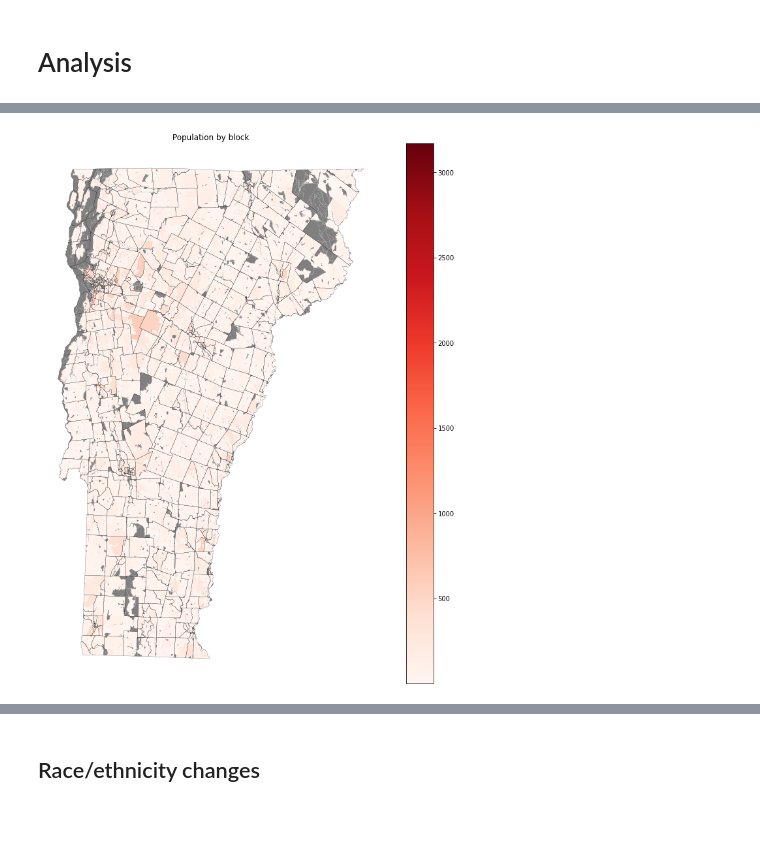
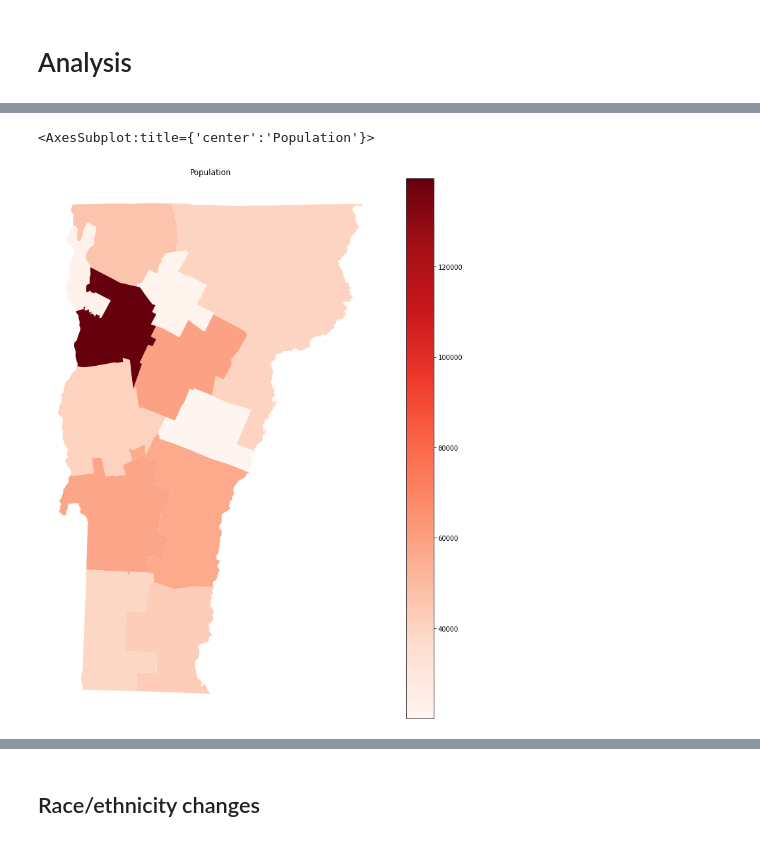
Before and after one commit to mraghavan/synthetic-census, a Jupyter notebook: code/Swapping analysis.ipynb, the cells around one changed output, grey strips where cells are left out. Saved outputs shown, nothing was run; the diff lists cells and outputs as text; code cells hidden in the pictures.

```diff
--- a/code/Swapping analysis.ipynb
+++ b/code/Swapping analysis.ipynb
@@ -140,3 +146,4 @@ def make_GISJOIN(df):
 # %%
-df = make_GISJOIN(df)
+cols_to_str(orig_df)
+orig_df = make_GISJOIN(orig_df)
 # %%
@@ -152,4 +167,32 @@ df.head()
 # %%
+def get_geo_at_area(area):
+    cols = {'BLOCK': ['COUNTYFP10', 'TRACTCE10', 'BLOCKCE10'],
+            'UP_LEG': 'SLDUA',
+            'LOW_LEG': 'SLDLA',
+            'COUNTY': 'COUNTYFP10',
+            'TRACT': ['COUNTYFP10', 'TRACTCE10']}
+    if cols[area]:
+        df = get_aggregated_df(orig_df, cols[area])
+    else:
+        df = orig_df
+    map_df = maps[area]
+    if area == 'LOW_LEG':
+        return map_df.merge(df,
+                            how='left',
+                            left_on='SLDLST10',
+                            right_on=cols[area],
+                            validate='one_to_one')
+    elif area == 'UP_LEG':
+        return map_df.merge(df,
+                            how='left',
+                            left_on='SLDUST10',
+                            right_on=cols[area],
+                            validate='one_to_one')
+    return map_df.merge(df,
+                 how='left',
+                 on=cols[area],
+                 validate='one_to_one')
+
 def add_geo(df, map_df):
     return map_df.merge(df,
                         how='left',
@@ -171,2 +201,7 @@ df.head()
 # %% [markdown]
 # Analysis
+# %%
+plot_level = 'UP_LEG'
+df = get_geo_at_area(plot_level)
+print(len(df), 'regions at level', plot_level)
+df.head()
@@ -184,11 +228,13 @@ def plot_column(df, col, title=''):
             cmap='Reds',
             legend=True,
             missing_kwds={'color': 'grey'})
-    block_grp_map.plot(ax=ax, facecolor='none', edgecolor='black', linewidth=.2)
+    #maps['UP_LEG'].plot(ax=ax, facecolor='none', edgecolor='black', linewidth=.2)
     plt.axis('off')
     plt.title(title)
     plt.tight_layout()
+    return ax
 # %%
-plot_column(df, 'TOTAL_sy', 'Population by block')
+plot_column(df, 'TOTAL_sy', 'Population')
 # %% [output]
+<AxesSubplot:title={'center':'Population'}>
-[figure, old version]
+[figure, new version]
```
Also changed, not shown: parts of 49 cells of this notebook, 1 other file.
